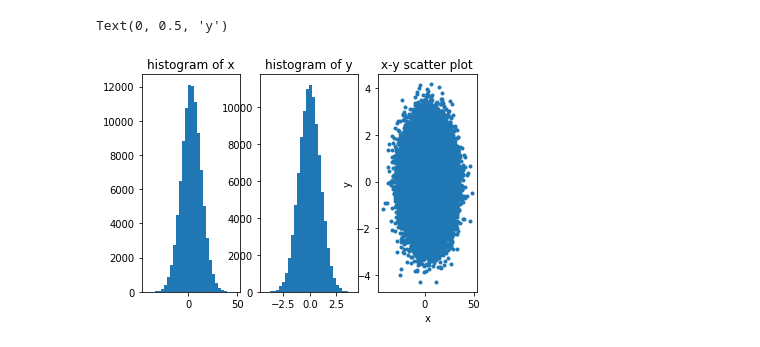
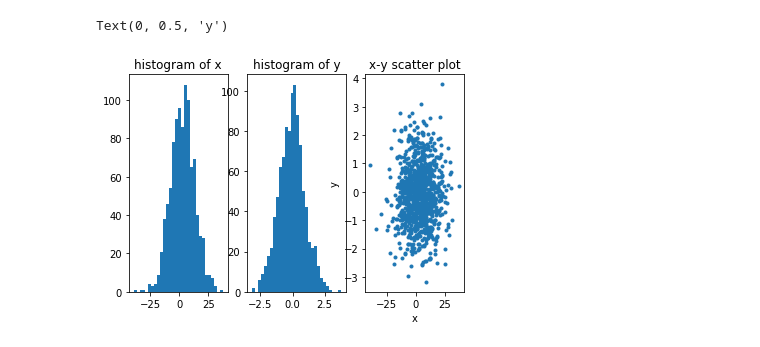
Before and after one commit to leeh8911/note_for_study, a Jupyter notebook: question_of_intuition_of_linear_algebra_statistics_and_geometry.ipynb, the cells around one changed output. Saved outputs shown, nothing was run; the diff lists cells and outputs as text; code cells hidden in the pictures.

```diff
--- a/question_of_intuition_of_linear_algebra_statistics_and_geometry.ipynb
+++ b/question_of_intuition_of_linear_algebra_statistics_and_geometry.ipynb
@@ -52,27 +53,27 @@ import matplotlib.pyplot as plt
 # import scipy.stats as stats
 # %%
 # random number generation
-sample_num = 100000
+sample_num = 1000
 
 var_x = 100
 mean_x = 3
 x = np.sqrt(var_x)*np.random.randn(sample_num,1) + mean_x
 y = np.random.randn(sample_num,1)
 
 plt.subplot(1,3,1)
 plt.title("histogram of x")
 plt.hist(x,30)
 plt.subplot(1,3,2)
 plt.title("histogram of y")
 plt.hist(y,30)
 plt.subplot(1,3,3)
 plt.title("x-y scatter plot")
 plt.plot(x, y,'.')
 plt.xlabel("x")
 plt.ylabel("y")
 # %% [output]
 Text(0, 0.5, 'y')
-[figure, old version]
+[figure, new version]
 # %%
 def f(x):
     return x**2
```
Also changed, not shown: parts of 5 cells of this notebook.
